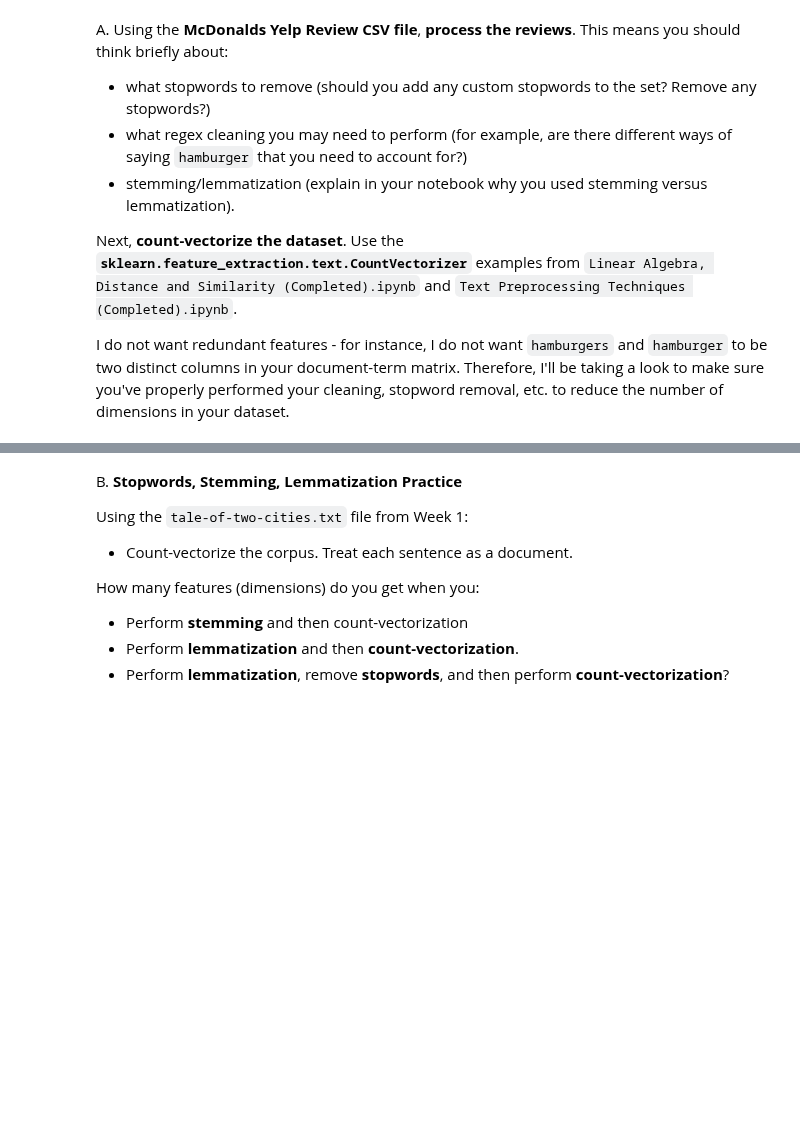
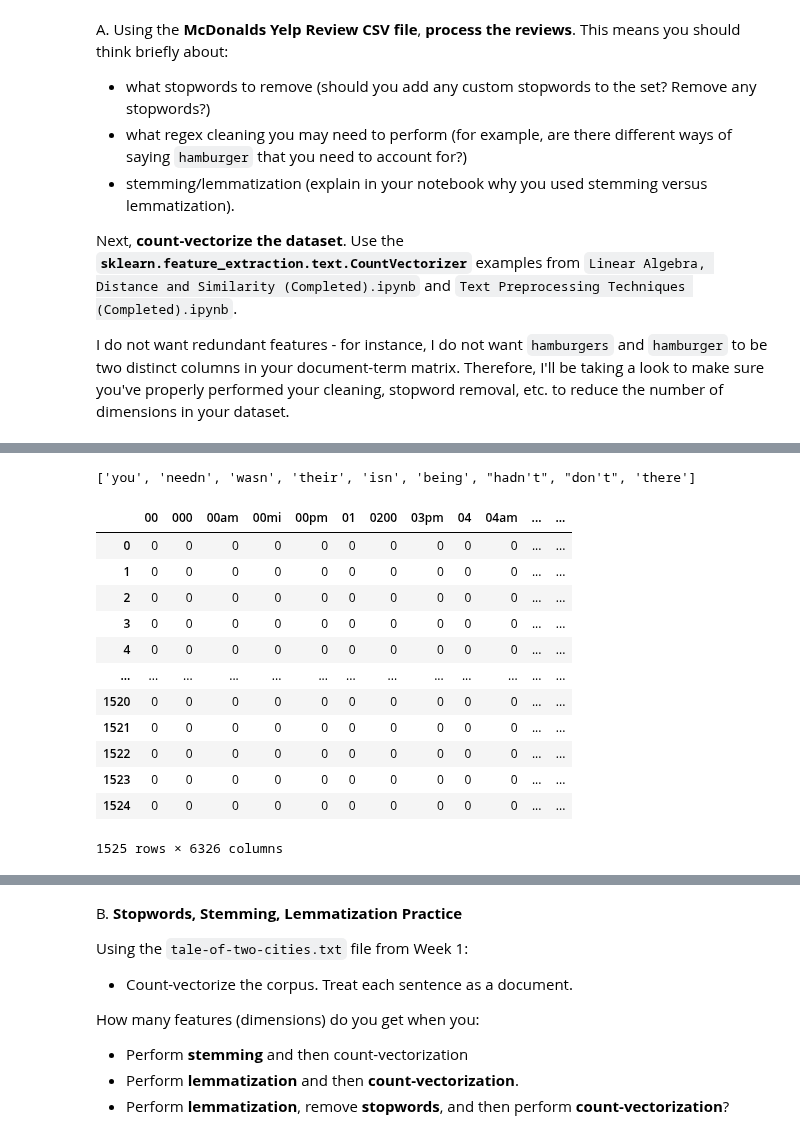
Before and after one commit to AnthonyFarHatskell/dso-560-nlp-text-analytics, a Jupyter notebook: week2/Farhat_Anthony_HW2.ipynb, the cells around one changed output, grey strips where cells are left out. Saved outputs shown, nothing was run; the diff lists cells and outputs as text; code cells hidden in the pictures; blank space fills up the shorter version.

```diff
--- a/week2/Farhat_Anthony_HW2.ipynb
+++ b/week2/Farhat_Anthony_HW2.ipynb
@@ -29,0 +50,22 @@ UnicodeDecodeError: 'utf-8' codec can't decode byte 0xce in position 3125: inval
+# %%
+#series of our reviews in lowercase
+reviews = mcd_rev['review'].str.lower()
+# %%
+# regex cleaning
+
+burger = r'\w*(burger)s?|\w* (burger)s?' #variations of burger
+
+icecream = r'(ice cream)|(ice-cream)' # people write icecream differently
+
+drive_through = r'drive.thr\w*|drivethr\w*' # drive-thru has many variations
+
+mc = r'\b(mc-)|\b(mc )' #mc-chicken / mc chicken becomes mcchicken
+
+
+for i in range(len(reviews)):
+    # note because we want 1 word in our countvector, we change it to icecream and drivethru
+    reviews[i] = re.sub(burger, "burger", reviews[i])
+    reviews[i] = re.sub(icecream, "icecream", reviews[i])
+    reviews[i] = re.sub(drive_through, "drivethru", reviews[i])
+    reviews[i] = re.sub(mc, "mc", reviews[i])
+    #check reviews[52] original and parsed
@@ -29,0 +95,25 @@ UnicodeDecodeError: 'utf-8' codec can't decode byte 0xce in position 3125: inval
+# %%
+# removing stopwords
+# recall we added McDonalds and some of its variations to the list of stopwords
+print(list(stopword_list)[1:10])
+
+vectorizer = CountVectorizer(stop_words = stopword_list)
+X = vectorizer.fit_transform(stemmed_list)
+X = X.toarray()
+final_df = pd.DataFrame(X, columns = vectorizer.get_feature_names())
+final_df
+# %% [output]
+['you', 'needn', 'wasn', 'their', 'isn', 'being', "hadn't", "don't", 'there']
+|  | 00 | 000 | 00am | 00mi | 00pm | 01 | 0200 | 03pm | 04 | 04am | ... | ... |
+| 0 | 0 | 0 | 0 | 0 | 0 | 0 | 0 | 0 | 0 | 0 | ... | ... |
+| 1 | 0 | 0 | 0 | 0 | 0 | 0 | 0 | 0 | 0 | 0 | ... | ... |
+| 2 | 0 | 0 | 0 | 0 | 0 | 0 | 0 | 0 | 0 | 0 | ... | ... |
+| 3 | 0 | 0 | 0 | 0 | 0 | 0 | 0 | 0 | 0 | 0 | ... | ... |
+| 4 | 0 | 0 | 0 | 0 | 0 | 0 | 0 | 0 | 0 | 0 | ... | ... |
+| ... | ... | ... | ... | ... | ... | ... | ... | ... | ... | ... | ... | ... |
+| 1520 | 0 | 0 | 0 | 0 | 0 | 0 | 0 | 0 | 0 | 0 | ... | ... |
+| 1521 | 0 | 0 | 0 | 0 | 0 | 0 | 0 | 0 | 0 | 0 | ... | ... |
+| 1522 | 0 | 0 | 0 | 0 | 0 | 0 | 0 | 0 | 0 | 0 | ... | ... |
+| 1523 | 0 | 0 | 0 | 0 | 0 | 0 | 0 | 0 | 0 | 0 | ... | ... |
+| 1524 | 0 | 0 | 0 | 0 | 0 | 0 | 0 | 0 | 0 | 0 | ... | ... |
+1525 rows × 6326 columns
```
Also changed, not shown: parts of 14 cells of this notebook.
